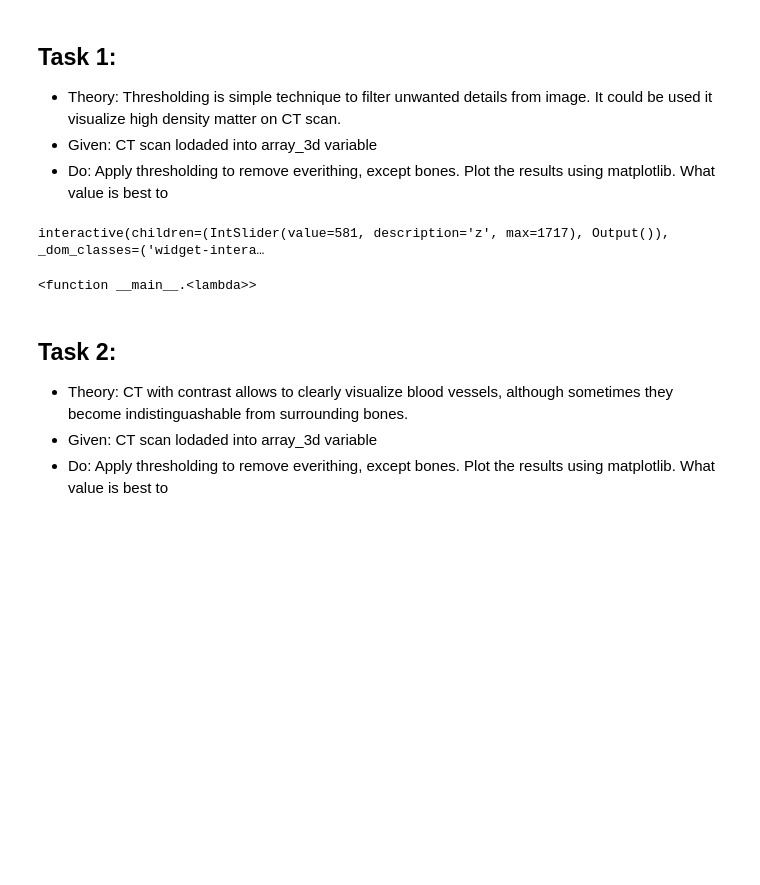
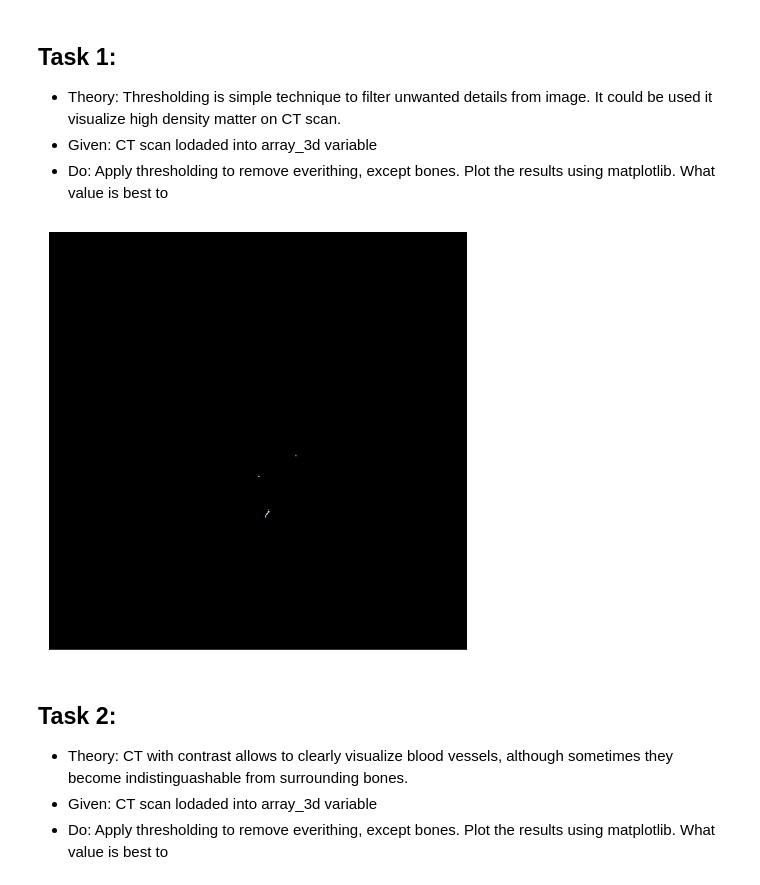
Before and after one commit to bernieee/sirius, a Jupyter notebook: AI_for_Med_image_analysis/Practicum1_working_with_CT.ipynb, the cells around one changed output. Cells and saved outputs as stored; diff of their text form; code cells hidden in the pictures; blank space fills up the shorter version.

```diff
--- a/AI_for_Med_image_analysis/Practicum1_working_with_CT.ipynb
+++ b/AI_for_Med_image_analysis/Practicum1_working_with_CT.ipynb
@@ -146,12 +145,11 @@ interactive(children=(IntSlider(value=581, description='z', max=1717), Output())
 - Given: CT scan lodaded into array_3d variable
 - Do: Apply thresholding to remove everithing, except bones. Plot the results using matplotlib. What value is best to
 # %%
-interact(lambda z: single_2d_plot(array_3d[z]*-1<=1000),
+interact(lambda z: single_2d_plot(array_3d[z]>=1000),
       z=IntSlider(min=0, max=array_3d.shape[0]-1, value=581, continious_update=False),
 )
 # %% [output]
-interactive(children=(IntSlider(value=581, description='z', max=1717), Output()), _dom_classes=('widget-intera…
-<function __main__.<lambda>>
+[figure, added]
 # %% [markdown]
 ## **Task 2:**
 - Theory: CT with contrast allows to clearly visualize blood vessels, although sometimes they become indistinguashable from surrounding bones.
```
Also changed, not shown: parts of 5 cells of this notebook.
